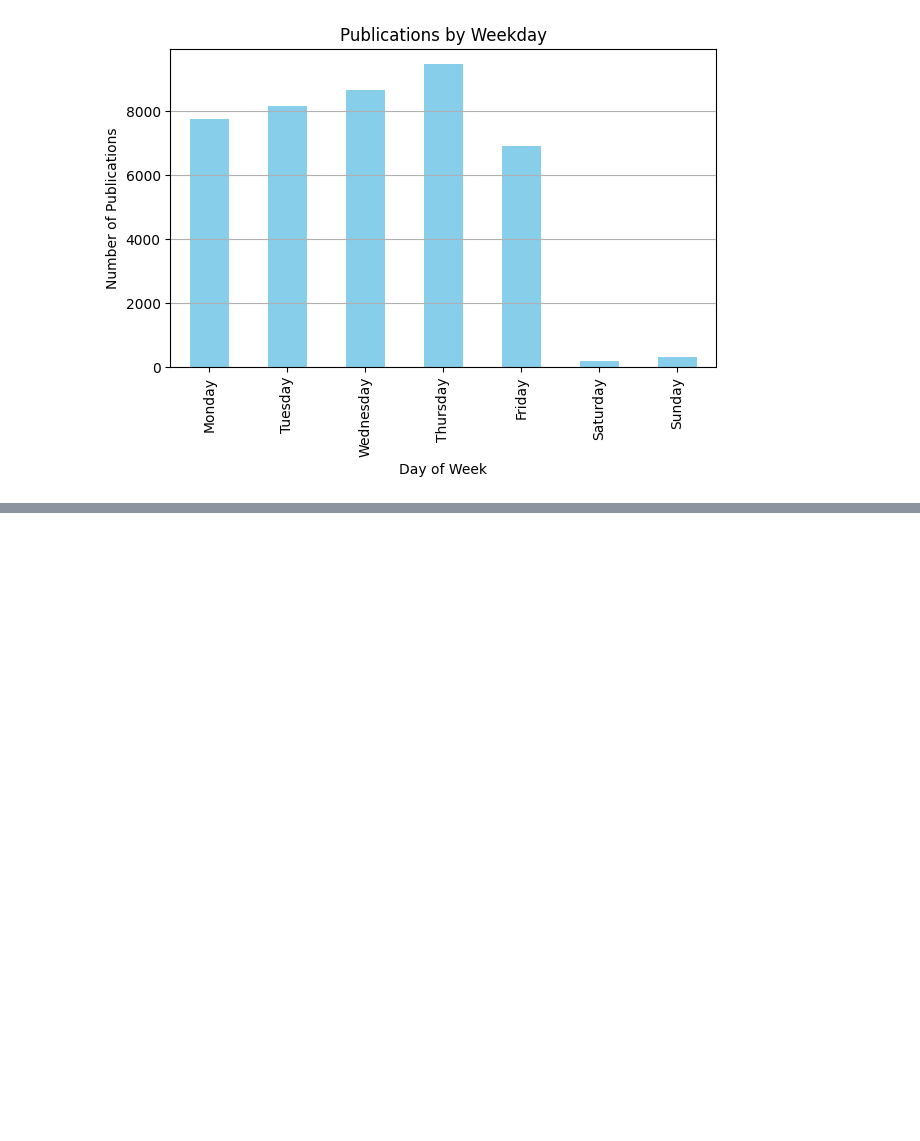
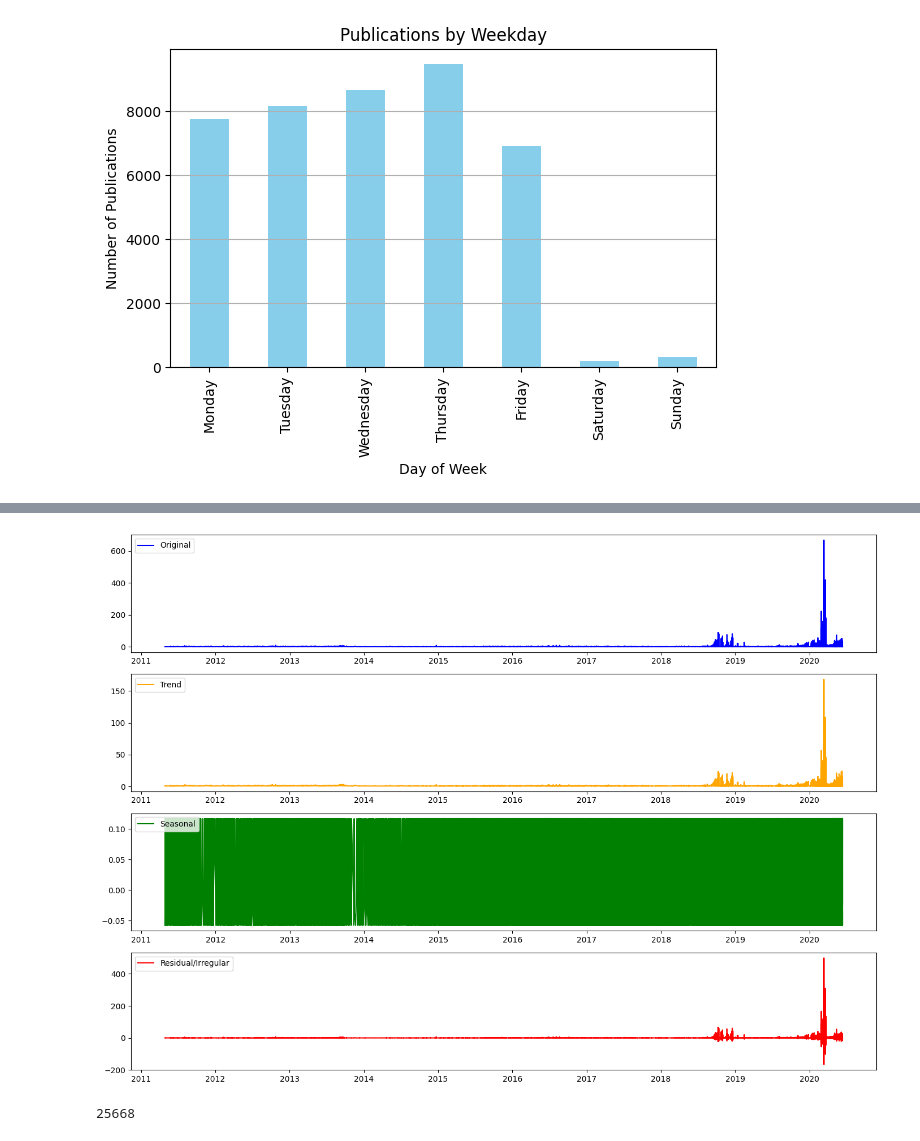
Before and after one commit to Skell30/Predicting-Price-Moves-with-News-Sentiment, a Jupyter notebook: task1/task1.ipynb, the cells around one changed output, grey strips where cells are left out. Saved outputs shown, nothing was run; the diff lists cells and outputs as text; code cells hidden in the pictures; blank space fills up the shorter version.

```diff
--- a/task1/task1.ipynb
+++ b/task1/task1.ipynb
@@ -122,6 +122,6 @@ Ryan Smith                                             1
 # %%
-raw['year'] = raw['date'].dt.year
-raw['month'] = raw['date'].dt.month
-raw['day'] = raw['date'].dt.day
-raw['weekday'] = raw['date'].dt.day_name()
+rw['year'] = rw['date'].dt.year
+rw['month'] = rw['date'].dt.month
+rw['day'] = rw['date'].dt.day
+rw['weekday'] = rw['date'].dt.day_name()
 # %%
@@ -181,0 +203,7 @@ raw.head()
+# %%
+# Count headlines per day
+daily_headlines = rw.groupby('date').size()
+
+# Create a DataFrame for time series analysis
+time_series_data = pd.DataFrame({'date': daily_headlines.index, 'Headlines_Count': daily_headlines.values})
+time_series_data.set_index('date', inplace=True)
@@ -181,0 +227,31 @@ raw.head()
+# %%
+decomposition = seasonal_decompose(time_series_data['Headlines_Count'], model='additive', period=4)
+
+# Plotting the components
+plt.figure(figsize=(14, 10))
+
+plt.subplot(411)
+plt.plot(time_series_data['Headlines_Count'], label='Original', color='blue')
+plt.legend(loc='upper left')
+
+plt.subplot(412)
+plt.plot(decomposition.trend, label='Trend', color='orange')
+plt.legend(loc='upper left')
+
+plt.subplot(413)
+plt.plot(decomposition.seasonal, label='Seasonal', color='green')
+plt.legend(loc='upper left')
+
+plt.subplot(414)
+plt.plot(decomposition.resid, label='Residual/Irregular', color='red')
+plt.legend(loc='upper left')
+
+plt.tight_layout()
+plt.show()
+# %% [output]
+[figure, added]
+# %%
+#number of unique headlines
+print(rw['headline'].nunique())
+# %% [output]
+25668
```
Also changed, not shown: parts of 22 cells of this notebook, 1 other file.
